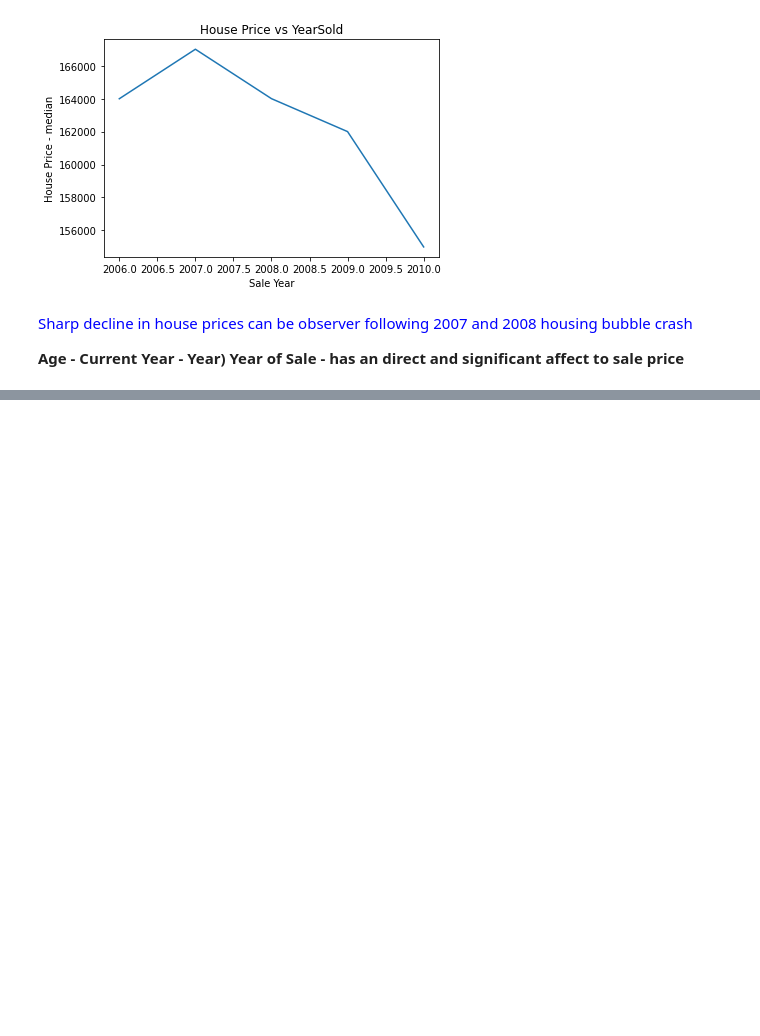
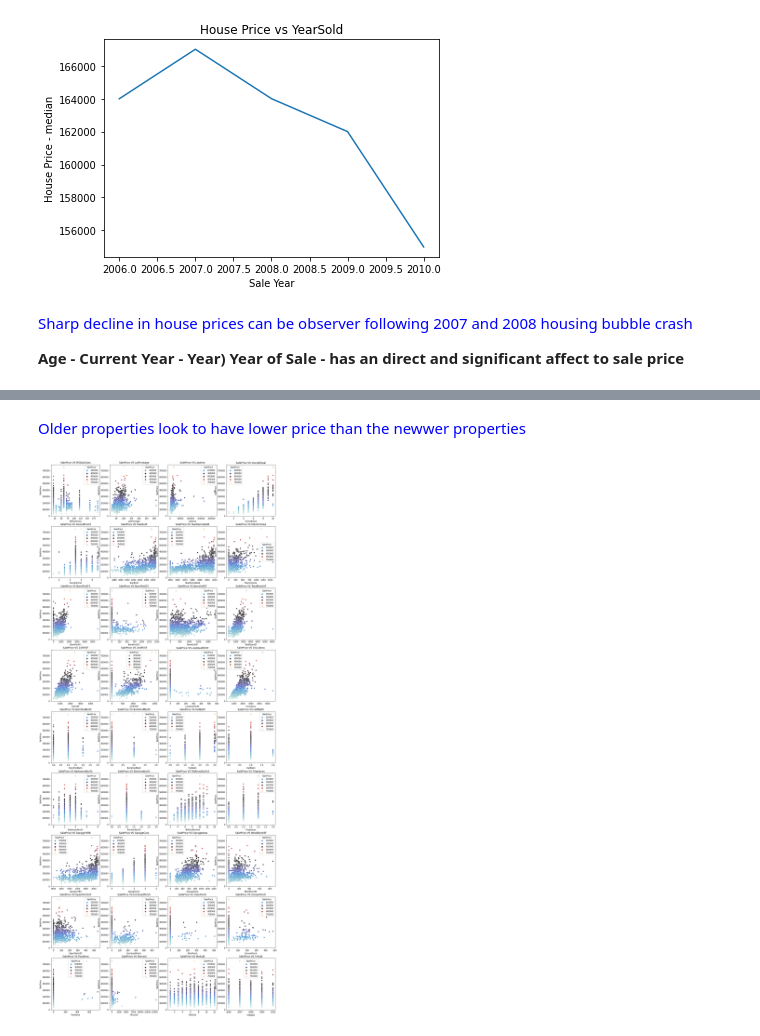
Before and after one commit to taruj/Advanced-Regression-Assignment, a Jupyter notebook: Advanced_Regression_Assignment.ipynb, the cells around one changed output, grey strips where cells are left out. Drawn from its saved outputs; the diff is of its cells as text; code cells hidden in the pictures; blank space fills up the shorter version.

```diff
--- a/Advanced_Regression_Assignment.ipynb
+++ b/Advanced_Regression_Assignment.ipynb
@@ -167,0 +190,12 @@ plt.show()
+# %% [markdown]
+<font color="blue"> Older properties look to have lower price than the newwer properties</font>
+# %%
+numericals = data.select_dtypes(include=['int64','float64'])
+fig,axs= plt.subplots(9,4,figsize=(20,50))
+for i,ax in zip(numericals.columns,axs.flatten()):
+    sns.scatterplot(x=i, y='SalePrice', hue='SalePrice',data=numericals,ax=ax,palette='icefire')
+    plt.xlabel(i,fontsize=12)
+    plt.ylabel('SalePrice',fontsize=12)
+    ax.set_title('SalePrice'+' VS '+str(i))
+# %% [output]
+[figure, added]
```
Also changed, not shown: parts of 8 cells of this notebook.
